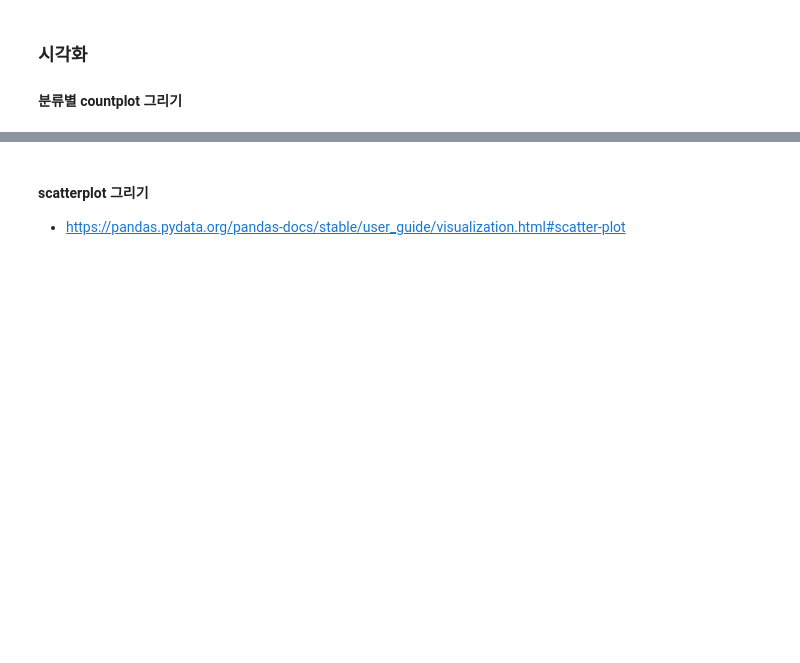
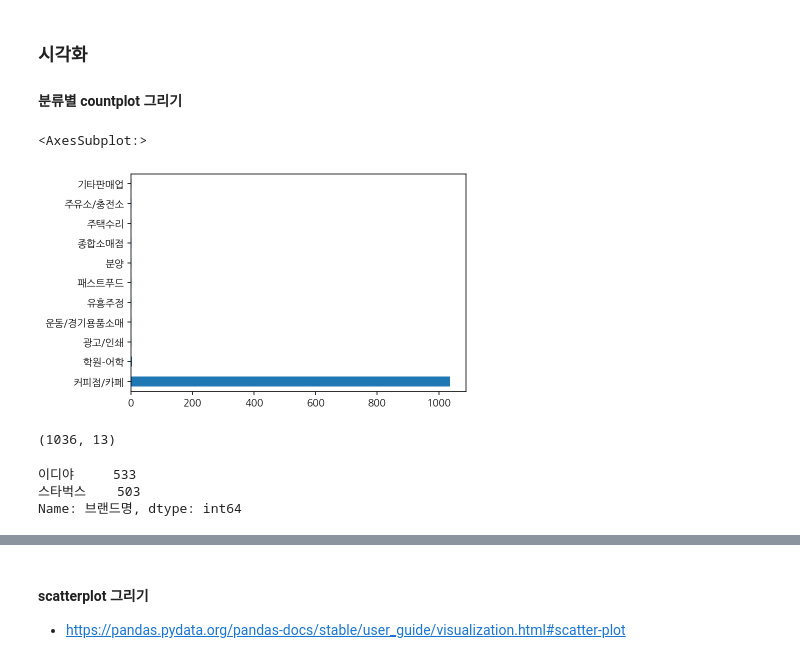
Before and after one commit to 100milliongold/I-want-to-be-a-data-scientist, a Jupyter notebook: Python/04-coffee-store-input.ipynb, the cells around one changed output, grey strips where cells are left out. Saved outputs shown, nothing was run; the diff lists cells and outputs as text; code cells hidden in the pictures; blank space fills up the shorter version.

```diff
--- a/Python/04-coffee-store-input.ipynb
+++ b/Python/04-coffee-store-input.ipynb
@@ -290,7 +276,22 @@ df_cafe[["상호명_소문자" , "브랜드명"]].head()
 #### 분류별 countplot 그리기
 # %%
 # "상권업중분류명"을 countplot 으로 시각화하고 분류 혹은 데이터가 잘못 색인된 데이터가 있는지 봅니다.
+
+df_cafe["상권업종중분류명"].value_counts().plot.barh()
+# %% [output]
+<AxesSubplot:>
+[figure, added]
+# %%
+df_cafe = df_cafe[df_cafe["상권업종중분류명"] == "커피점/카페"].copy()
+df_cafe.shape
+# %% [output]
+(1036, 13)
 # %%
 # 브랜드명으로 각 카페의 갯수를 세어봅니다.
+df_cafe["브랜드명"].value_counts()
+# %% [output]
+이디야     533
+스타벅스    503
+Name: 브랜드명, dtype: int64
 # %%
 # 브랜드명을 막대그래프로 그려봅니다.
```
Also changed, not shown: parts of 39 cells of this notebook.
